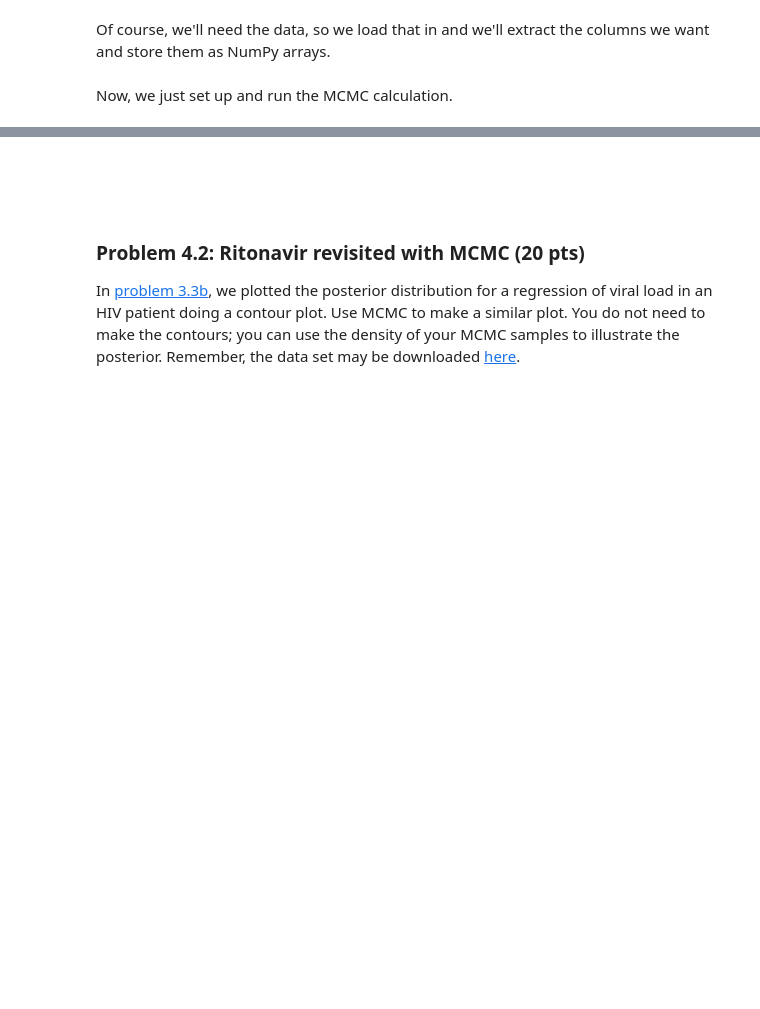
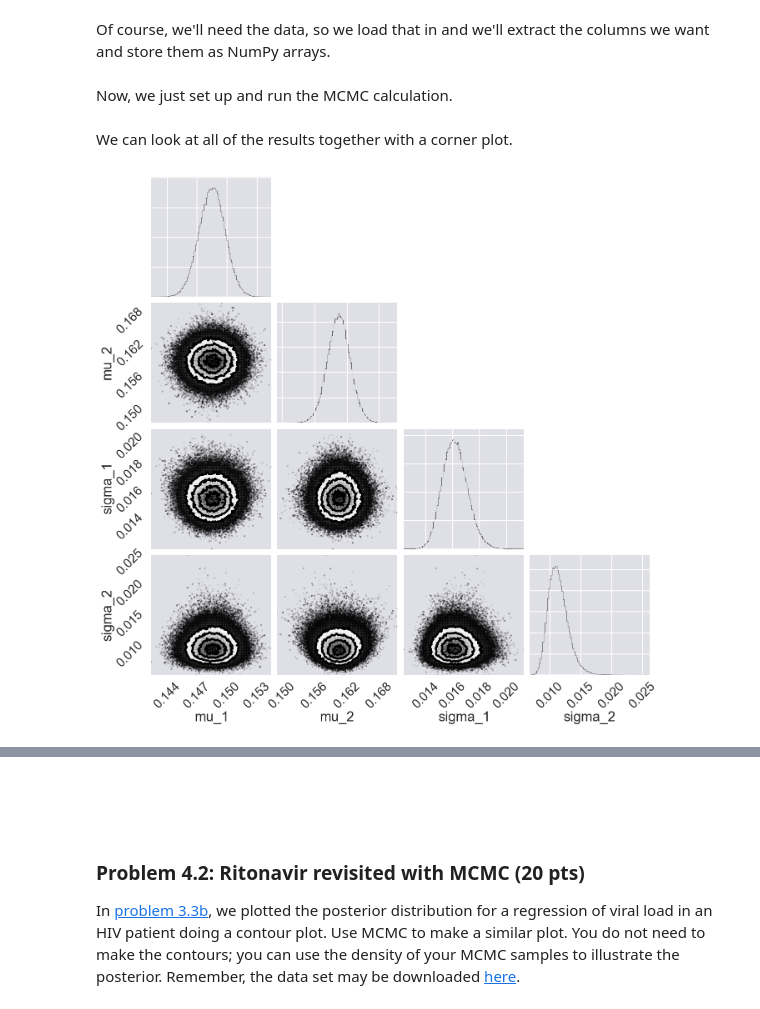
Before and after one commit to justinbois/bebi103, a Jupyter notebook: homework/hw4_solutions.ipynb, the cells around one changed output, grey strips where cells are left out. Cells and saved outputs as stored; diff of their text form; code cells hidden in the pictures; blank space fills up the shorter version.

```diff
--- a/homework/hw4_solutions.ipynb
+++ b/homework/hw4_solutions.ipynb
@@ -152,7 +131,7 @@ and from this we can compute $P(\delta, \sigma_1, \sigma_2 \mid D_1, D_2, I)$.
 First, we define the log posterior.
 # %%
 # Define log of the posterior
-def log_posterior(p, x_1, x_2):
+def log_post(p, x_1, x_2):
     """
     Returns the log of the posterior consisting of the product of Gaussians.
     p[0] = mu_1
@@ -190,31 +169,17 @@ Now, we just set up and run the MCMC calculation.
 args = (wt, venus)
 
 # Parameters and how we start them
-params = collections.OrderedDict([('mu1_', (np.random.uniform, (0, 1))),
-                                  ('mu2_', (np.random.uniform, (0, 1))),
+params = collections.OrderedDict([('mu_1', (np.random.uniform, (0, 1))),
+                                  ('mu_2', (np.random.uniform, (0, 1))),
                                   ('sigma_1', (np.random.exponential, (0.1,))),
                                   ('sigma_2', (np.random.exponential, (0.1,)))])
 
 # Define walker settings
-n_dim = len(params)
 n_walkers = 50
 n_burn = 1000
 n_steps = 10000
 
-# Keep a set of param names handy
-param_names = list(params.keys())
-
-# p0[i,j] is the starting point for walk i along variable j.
-p0 = np.empty((n_walkers, n_dim))
-for i, key in enumerate(params):
-    p0[:,i] = params[key][0](*(params[key][1] + (n_walkers,)))
-
-# Set up the EnsembleSampler instance
-sampler = emcee.EnsembleSampler(n_walkers, n_dim, log_post, args=args,
-                                threads=6)
-
-# Do burn-in
-pos, prob, state = sampler.run_mcmc(p0, n_burn, storechain=False)
-
-# Sample again, starting from end burn-in state
-_ = sampler.run_mcmc(pos, n_steps)
+# Run MCMC
+df_mcmc = bebi103.run_ensemble_emcee(log_post, n_burn, n_steps,
+                                     n_walkers=n_walkers, p_dict=params,
+                                     args=args, threads=6)
@@ -222,0 +186,7 @@ sns.pairplot?
+# %% [markdown]
+We can look at all of the results together with a corner plot.
+# %%
+corner.corner(df_mcmc[df_mcmc.columns[:-1]], labels=df_mcmc.columns[:-1],
+              bins=100);
+# %% [output]
+[figure, added]
```
Also changed, not shown: parts of 30 cells of this notebook.
